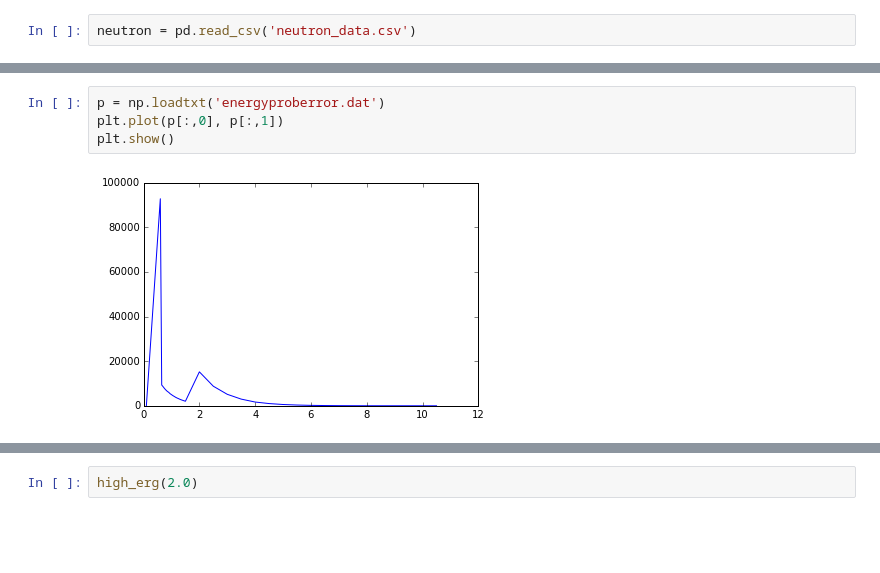
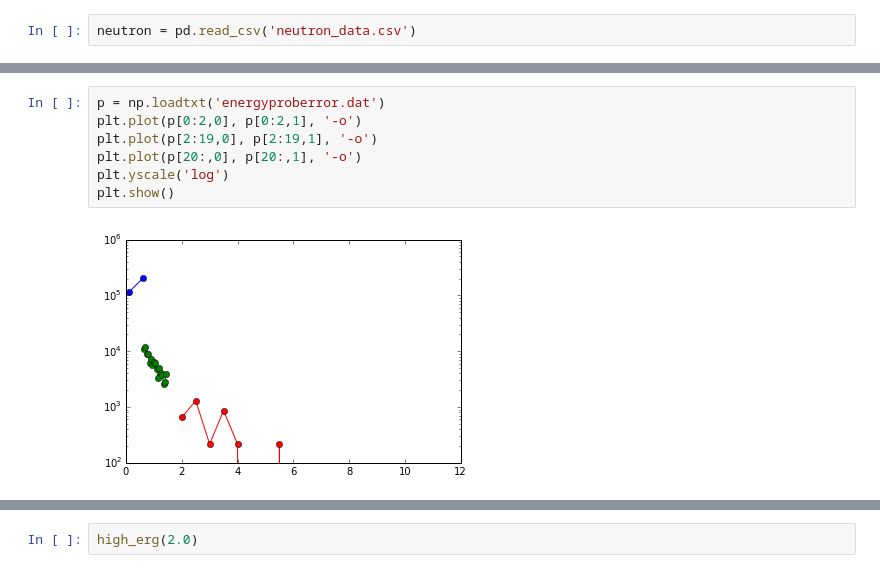
Before and after one commit to piovere/nucnotes, a Jupyter notebook: ne532/Project1/scratch.ipynb, the cells around one changed output, grey strips where cells are left out. Drawn from its saved outputs; the diff is of its cells as text; blank space fills up the shorter version.

```diff
--- a/ne532/Project1/scratch.ipynb
+++ b/ne532/Project1/scratch.ipynb
@@ -168,9 +170,12 @@ plt.show()
 # %%
 p = np.loadtxt('energyproberror.dat')
-plt.plot(p[:,0], p[:,1])
+plt.plot(p[0:2,0], p[0:2,1], '-o')
+plt.plot(p[2:19,0], p[2:19,1], '-o')
+plt.plot(p[20:,0], p[20:,1], '-o')
+plt.yscale('log')
 plt.show()
 # %% [output]
-[figure, old version]
+[figure, new version]
 # %%
 p
 # %% [output]
```
Also changed, not shown: parts of 22 cells of this notebook, 11 other files.
